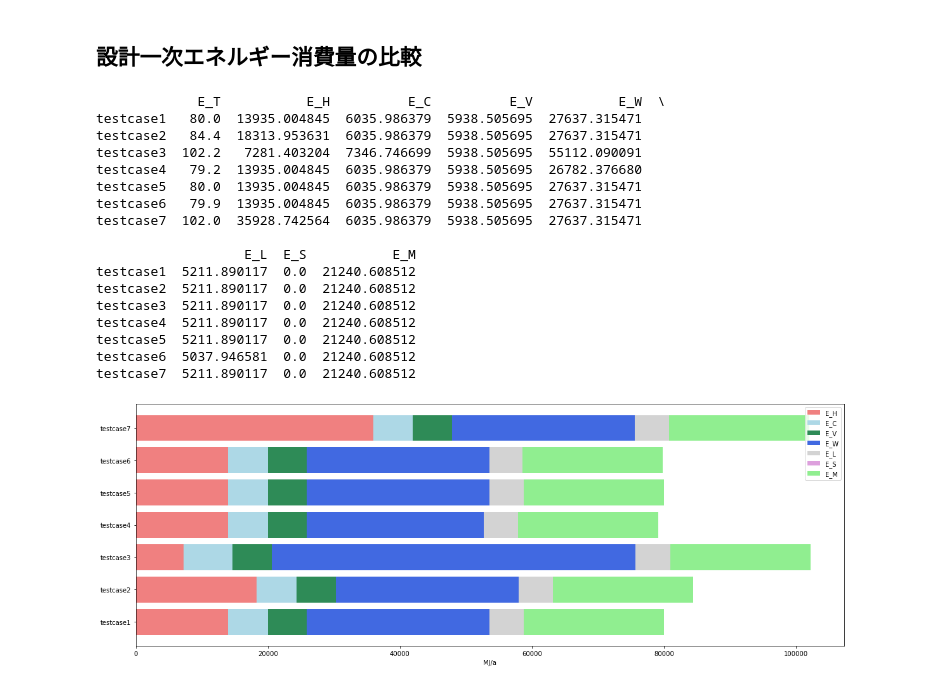
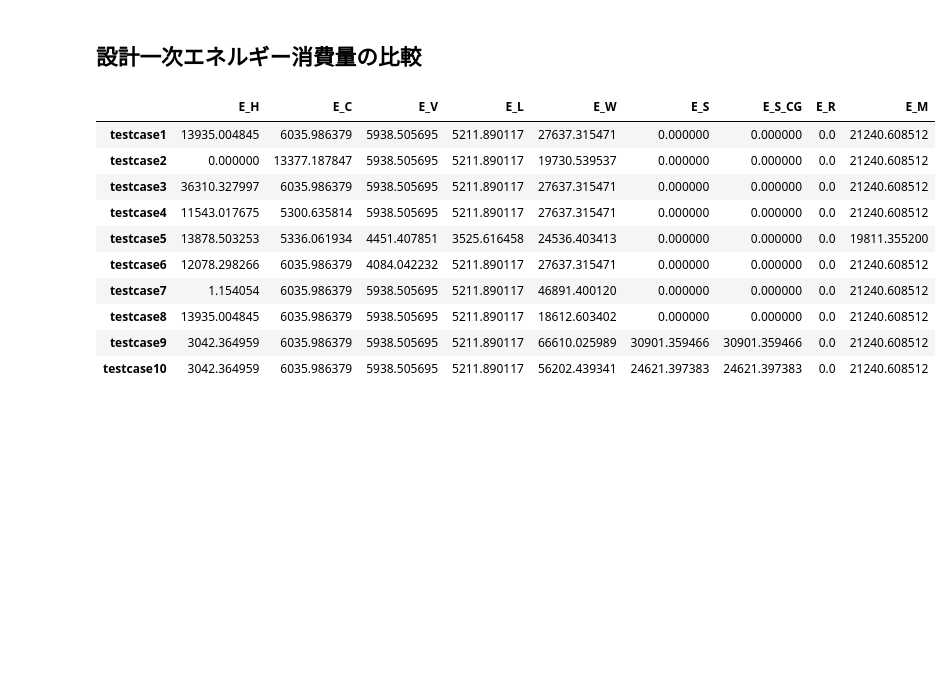
Before and after one commit to BRI-EES-House/pyhees_example, a Jupyter notebook: s02_01_general.ipynb, the cells around one changed output. Cells and saved outputs as stored; diff of their text form; code cells hidden in the pictures; blank space fills up the shorter version.

```diff
--- a/s02_01_general.ipynb
+++ b/s02_01_general.ipynb
@@ -316,0 +343,5 @@ BEI:0.94
+# %%
+house = get_default_house()
+house['sol_region'] = 3
+house['SHC'] = {'type' : '液体集熱式', 'A_sp' : 5, 'P_alpha_sp' : 0, 'P_beta_sp' : 30, 'ls_type' : '太陽熱温水器', 'W_tnk_ss': None}
+res_08 = calc_results(house)
@@ -317,58 +448,2 @@ BEI:0.94
 # %% [markdown]
 ## 設計一次エネルギー消費量の比較
-# %%
-import pandas as pd
-import matplotlib.pyplot as plt
-import numpy as np
-
-DBdict = {'testcase1': res_1, 'testcase2': res_2, 'testcase3': res_3, 'testcase4': res_4, 'testcase5': res_5, 'testcase6': res_6,
-          'testcase7': res_7}
-DB = pd.DataFrame(DBdict)
-print(DB.T)
-DB_Ene = DB.T.to_dict()
-
-fig = plt.figure(figsize = (20,7))
-grh = fig.add_subplot(111)
-grh.set_xlabel('MJ/a')
-
-axNameArr = list(DB_Ene['E_T'].keys())
-ayNameArr = ("E_H", "E_C", "E_V", "E_W", "E_L", "E_S", "E_M")
-colors = ('lightcoral', 'lightblue', 'seagreen', 'royalblue', 'lightgray', 'plum', 'lightgreen')
-left_data = np.zeros(len(axNameArr))
-
-E_Harr = np.array(list(DB_Ene["E_H"].values()))
-E_Carr = np.array(list(DB_Ene["E_C"].values()))
-E_Varr = np.array(list(DB_Ene["E_V"].values()))
-E_Warr = np.array(list(DB_Ene["E_W"].values()))
-E_Larr = np.array(list(DB_Ene["E_L"].values()))
-E_Sarr = np.array(list(DB_Ene["E_S"].values()))
-E_Marr = np.array(list(DB_Ene["E_M"].values()))
-EneArr = (E_Harr, E_Carr, E_Varr, E_Warr, E_Larr, E_Sarr, E_Marr)
-
-i=0
-for UsageEne in EneArr:
-    grh.barh(axNameArr, list(UsageEne), color=colors[i], label=ayNameArr[i], left=left_data)
-    left_data += UsageEne
-    i += 1
-
-grh.legend()
-plt.show()
-# %% [output]
-             E_T           E_H          E_C          E_V           E_W  \
-testcase1   80.0  13935.004845  6035.986379  5938.505695  27637.315471
-testcase2   84.4  18313.953631  6035.986379  5938.505695  27637.315471
-testcase3  102.2   7281.403204  7346.746699  5938.505695  55112.090091
-testcase4   79.2  13935.004845  6035.986379  5938.505695  26782.376680
-testcase5   80.0  13935.004845  6035.986379  5938.505695  27637.315471
-testcase6   79.9  13935.004845  6035.986379  5938.505695  27637.315471
-testcase7  102.0  35928.742564  6035.986379  5938.505695  27637.315471
-
-                   E_L  E_S           E_M
-testcase1  5211.890117  0.0  21240.608512
-testcase2  5211.890117  0.0  21240.608512
-testcase3  5211.890117  0.0  21240.608512
-testcase4  5211.890117  0.0  21240.608512
-testcase5  5211.890117  0.0  21240.608512
-testcase6  5037.946581  0.0  21240.608512
-testcase7  5211.890117  0.0  21240.608512
-[figure, removed]
@@ -374,0 +496,18 @@ testcase7  5211.890117  0.0  21240.608512
+# %%
+import pandas as pd
+DBdict = {'testcase1': res_01, 'testcase2': res_02, 'testcase3': res_03, 'testcase4': res_04, 'testcase5': res_05, 'testcase6': res_06,
+          'testcase7': res_07, 'testcase8': res_08, 'testcase9': res_09, 'testcase10': res_10}
+DB_ene = pd.DataFrame(DBdict).T
+DB_ene
+# %% [output]
+|  | E_H | E_C | E_V | E_L | E_W | E_S | E_S_CG | E_R | E_M |
+| testcase1 | 13935.004845 | 6035.986379 | 5938.505695 | 5211.890117 | 27637.315471 | 0.000000 | 0.000000 | 0.0 | 21240.608512 |
+| testcase2 | 0.000000 | 13377.187847 | 5938.505695 | 5211.890117 | 19730.539537 | 0.000000 | 0.000000 | 0.0 | 21240.608512 |
+| testcase3 | 36310.327997 | 6035.986379 | 5938.505695 | 5211.890117 | 27637.315471 | 0.000000 | 0.000000 | 0.0 | 21240.608512 |
+| testcase4 | 11543.017675 | 5300.635814 | 5938.505695 | 5211.890117 | 27637.315471 | 0.000000 | 0.000000 | 0.0 | 21240.608512 |
+| testcase5 | 13878.503253 | 5336.061934 | 4451.407851 | 3525.616458 | 24536.403413 | 0.000000 | 0.000000 | 0.0 | 19811.355200 |
+| testcase6 | 12078.298266 | 6035.986379 | 4084.042232 | 5211.890117 | 27637.315471 | 0.000000 | 0.000000 | 0.0 | 21240.608512 |
+| testcase7 | 1.154054 | 6035.986379 | 5938.505695 | 5211.890117 | 46891.400120 | 0.000000 | 0.000000 | 0.0 | 21240.608512 |
+| testcase8 | 13935.004845 | 6035.986379 | 5938.505695 | 5211.890117 | 18612.603402 | 0.000000 | 0.000000 | 0.0 | 21240.608512 |
+| testcase9 | 3042.364959 | 6035.986379 | 5938.505695 | 5211.890117 | 66610.025989 | 30901.359466 | 30901.359466 | 0.0 | 21240.608512 |
+| testcase10 | 3042.364959 | 6035.986379 | 5938.505695 | 5211.890117 | 56202.439341 | 24621.397383 | 24621.397383 | 0.0 | 21240.608512 |
```
Also changed, not shown: parts of 44 cells of this notebook.
